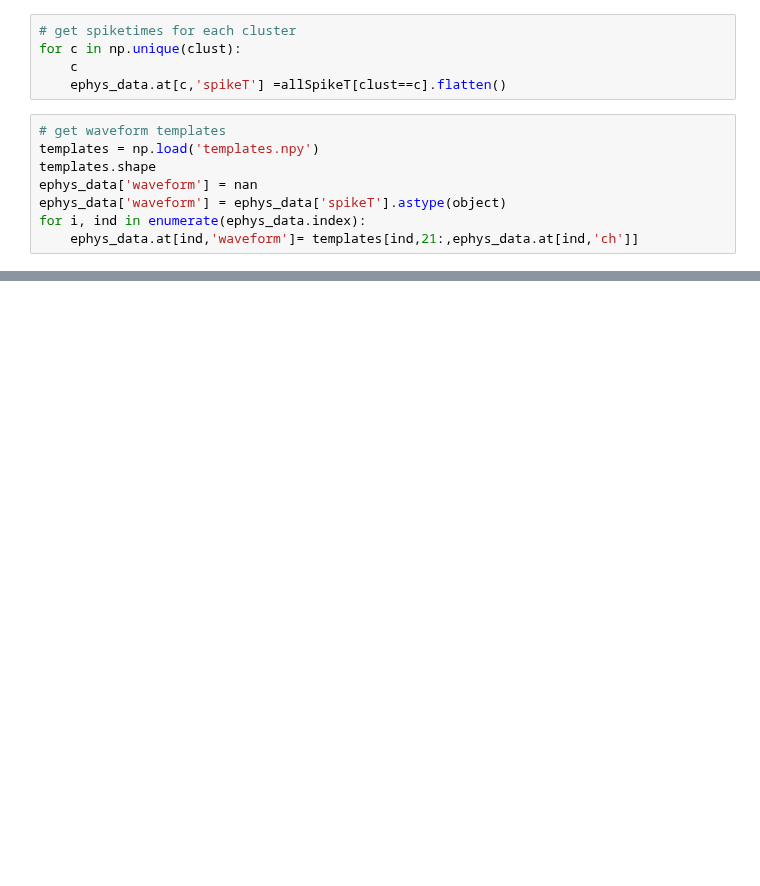
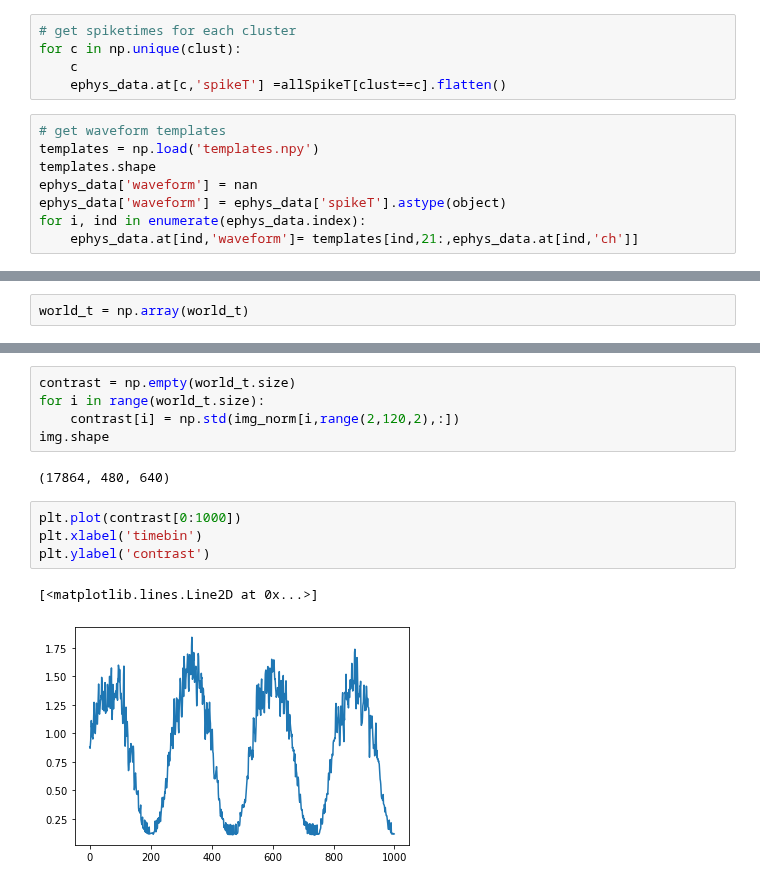
Before and after one commit to nielllab/FreelyMovingEphys, a Jupyter notebook: spikes_cmn.ipynb, the cells around one changed output, grey strips where cells are left out. Saved outputs shown, nothing was run; the diff lists cells and outputs as text; blank space fills up the shorter version.

```diff
--- a/spikes_cmn.ipynb
+++ b/spikes_cmn.ipynb
@@ -151,0 +210,2 @@ TypeError: _get_value() missing 1 required positional argument: 'col'
+# %%
+world_t = np.array(world_t)
@@ -151,0 +251,14 @@ TypeError: _get_value() missing 1 required positional argument: 'col'
+# %%
+contrast = np.empty(world_t.size)
+for i in range(world_t.size):
+    contrast[i] = np.std(img_norm[i,range(2,120,2),:])
+img.shape
+# %% [output]
+(17864, 480, 640)
+# %%
+plt.plot(contrast[0:1000])
+plt.xlabel('timebin')
+plt.ylabel('contrast')
+# %% [output]
+[<matplotlib.lines.Line2D at 0x...>]
+[figure, added]
```
Also changed, not shown: parts of 38 cells of this notebook.
